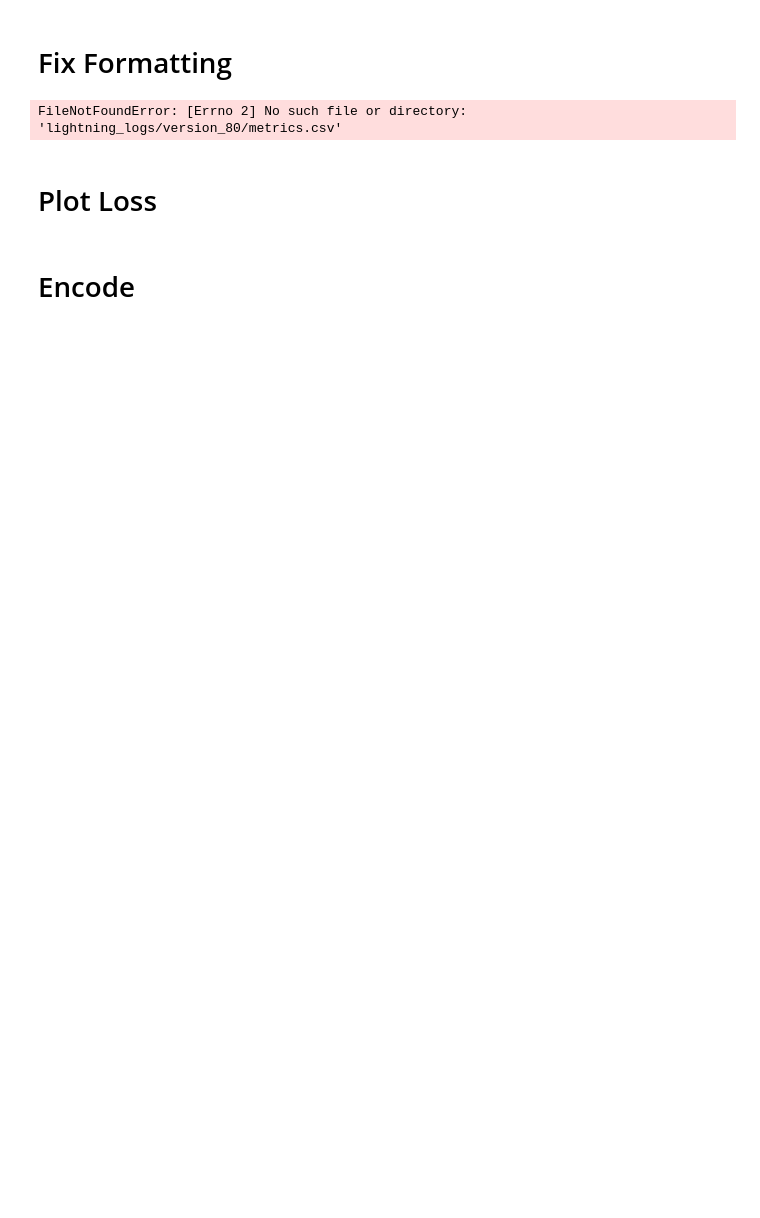
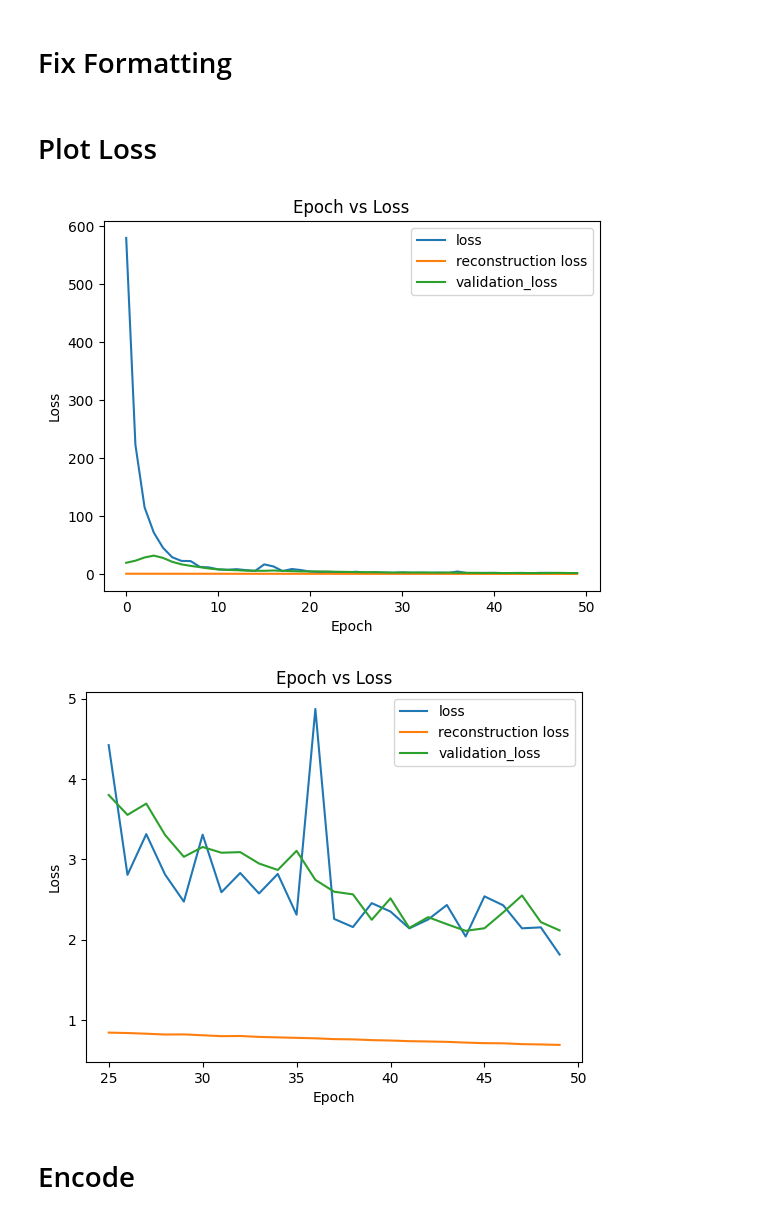
Before and after one commit to AlexanderFastner/Protein-Embeddings-to-Phylogenies, a Jupyter notebook: VAE.ipynb, the cells around one changed output. Drawn from its saved outputs; the diff is of its cells as text; code cells hidden in the pictures; blank space fills up the shorter version.

```diff
--- a/VAE.ipynb
+++ b/VAE.ipynb
@@ -22,7 +22,8 @@ Global seed set to 42
 # %% [markdown]
 # Parameters
 # %%
-work_dir = "./"
+print(os.getcwd())
+work_dir = str(os.getcwd())+"/"
 inputs = "./inputs/"
 out_path = "./out_dir/"
 
@@ -152,10 +153,10 @@ def find_largest_number(root_dir):
                     largest_number = current_number
     return largest_number
 
-largest_num = find_largest_number("./lightning_logs")
+largest_num = find_largest_number(work_dir+"lightning_logs")
 
 #Fix formatting
-with open('lightning_logs/version_' + str(largest_num) + '/metrics.csv', 'r') as file:
+with open(work_dir+'lightning_logs/version_' + str(largest_num) + '/metrics.csv', 'r') as file:
     reader = csv.reader(file)
     rows = list(reader)
 
@@ -172,40 +173,41 @@ for i in range(1, len(rows) -1, 2):
     validation_loss = rows[i+1][5]
     combined_rows.append([train_loss,reconstruction_loss,kl_loss,epoch,step,validation_loss])
 
-with open('lightning_logs/version_' + str(largest_num) + '/new_metrics.csv', 'w', newline = "") as file:
+with open(work_dir+'lightning_logs/version_' + str(largest_num) + '/new_metrics.csv', 'w', newline = "") as file:
     writer = csv.writer(file)
     writer.writerows(combined_rows)
-# %% [output]
-FileNotFoundError: [Errno 2] No such file or directory: 'lightning_logs/version_80/metrics.csv'
 # %% [markdown]
 # Plot Loss
 # %%
 #Plot
 # read csv file
 df = pd.read_csv('lightning_logs/version_' + str(largest_num) + '/new_metrics.csv')
 
-df1 = df[df['epoch'] >= 100]
+df1 = df[df['epoch'] >= int(epoch)/2]
 
 # plot 0
 plt.plot('epoch', 'train_loss', data=df)
 plt.plot('epoch', 'reconstruction_loss', data=df)
 plt.plot('epoch', 'validation_loss', data=df)
 plt.title('Epoch vs Loss')
 plt.xlabel('Epoch')
 plt.ylabel('Loss')
 plt.legend(['loss', 'reconstruction loss', 'validation_loss'], loc='upper right')
 plt.show()
 
 
 # plot 1
 plt.plot('epoch', 'train_loss', data=df1)
 plt.plot('epoch', 'reconstruction_loss', data=df1)
 plt.plot('epoch', 'validation_loss', data=df1)
 plt.title('Epoch vs Loss')
 plt.xlabel('Epoch')
 plt.ylabel('Loss')
 plt.legend(['loss', 'reconstruction loss', 'validation_loss'], loc='upper right')
 plt.show()
+# %% [output]
+[figure, added]
+[figure, added]
 # %% [markdown]
 # Encode
 # %%
```
Also changed, not shown: parts of 5 cells of this notebook, 15 other files.
